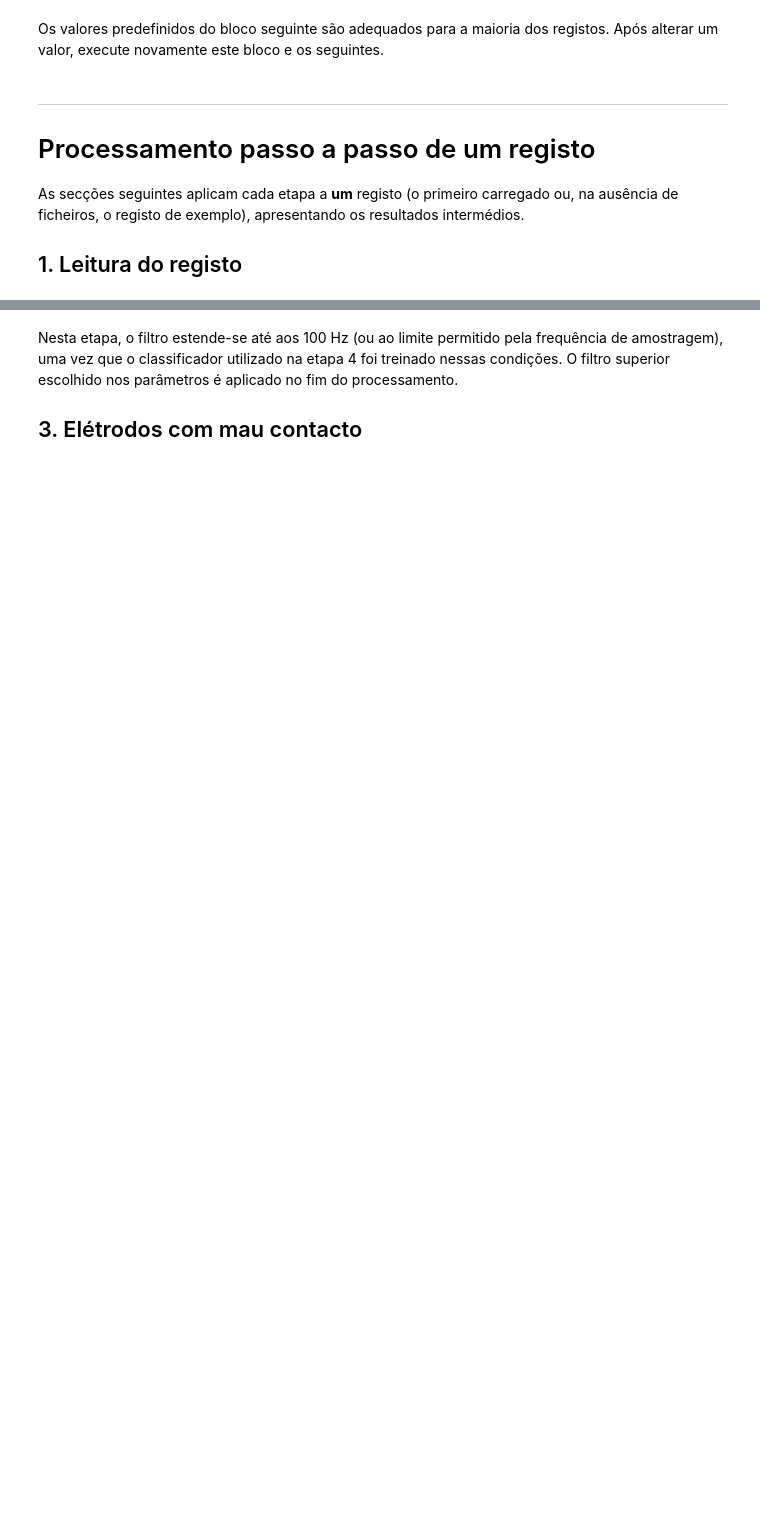
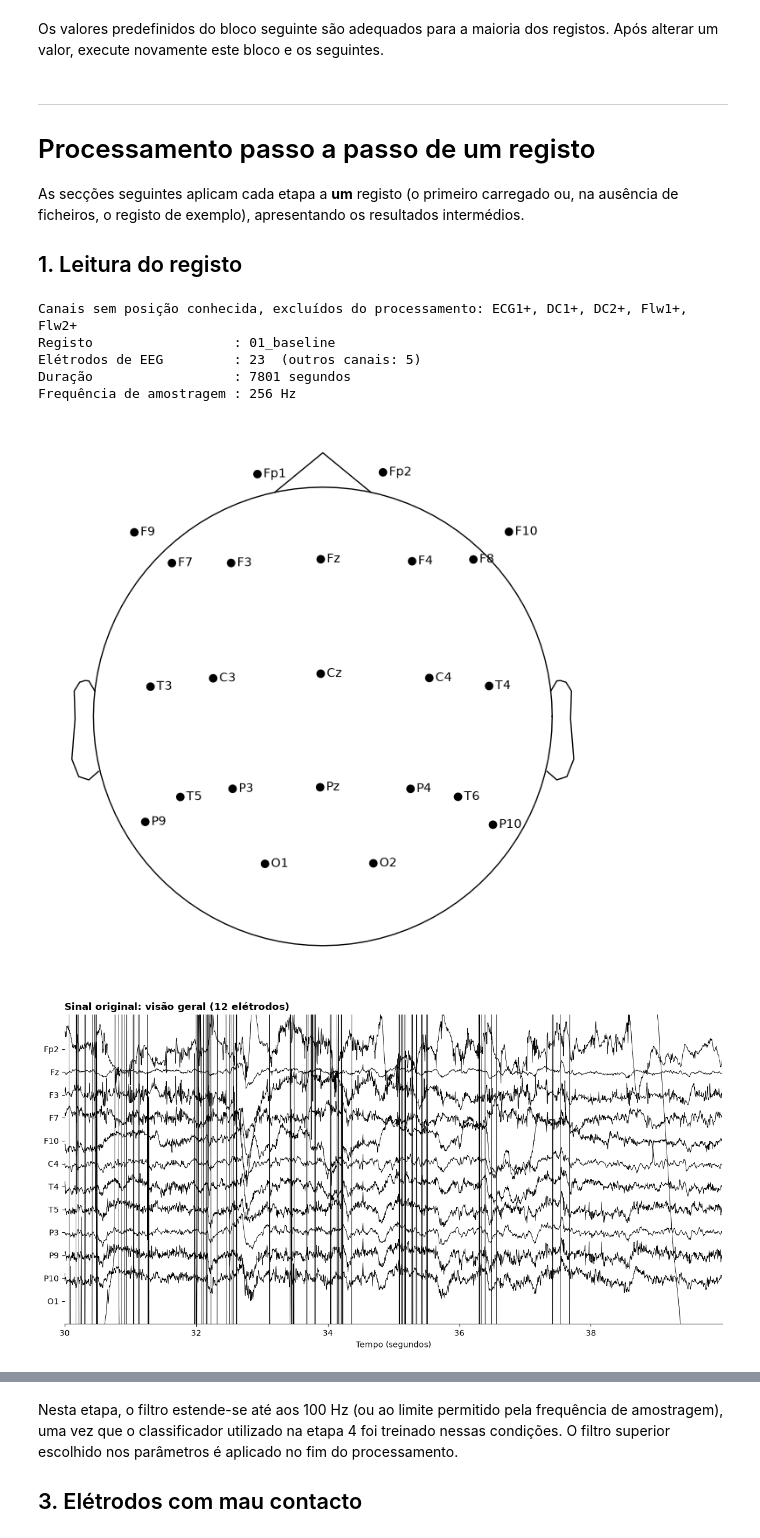
Before and after one commit to AnaLuciaRocha/eeg_course, a Jupyter notebook: notebooks/02_pipeline_completo.ipynb, the cells around one changed output, grey strips where cells are left out. Saved outputs shown, nothing was run; the diff lists cells and outputs as text; code cells hidden in the pictures; blank space fills up the shorter version.

```diff
--- a/notebooks/02_pipeline_completo.ipynb
+++ b/notebooks/02_pipeline_completo.ipynb
@@ -390,5 +393,17 @@ As secções seguintes aplicam cada etapa a **um** registo (o primeiro carregado
 # %%
 raw, name = load_recording(MY_FILES[0] if MY_FILES else None)
 describe(raw, name)
 
 raw.plot_sensors(show_names=True);
+
+# Sinal tal como foi gravado, antes de qualquer filtragem ou correção
+show([raw], ["Sinal original: visão geral (12 elétrodos)"])
+show([raw], ["Sinal original: todos os elétrodos de EEG"], channels=raw.copy().pick("eeg").ch_names)
+# %% [output]
+Canais sem posição conhecida, excluídos do processamento: ECG1+, DC1+, DC2+, Flw1+, Flw2+
+Registo                  : 01_baseline
+Elétrodos de EEG         : 23  (outros canais: 5)
+Duração                  : 7801 segundos
+Frequência de amostragem : 256 Hz
+[figure, added]
+[figure, added]
```
Also changed, not shown: parts of 12 cells of this notebook.
